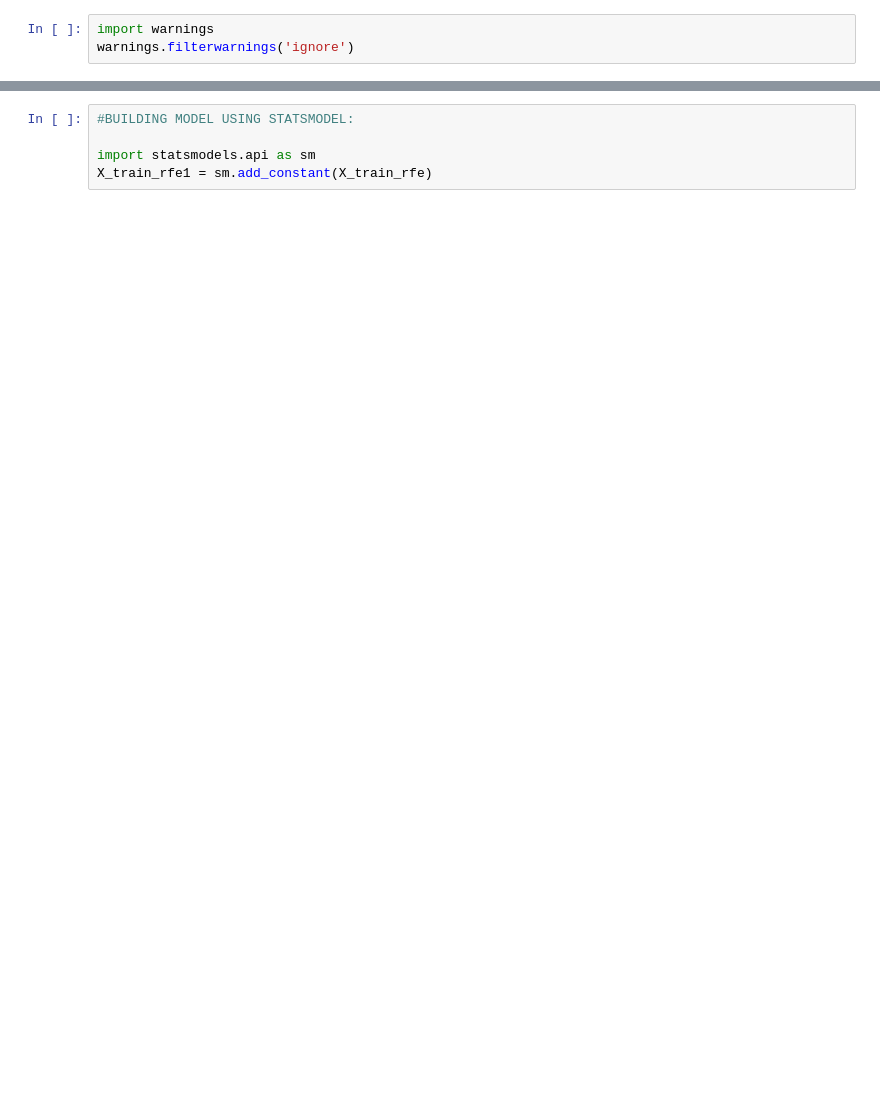
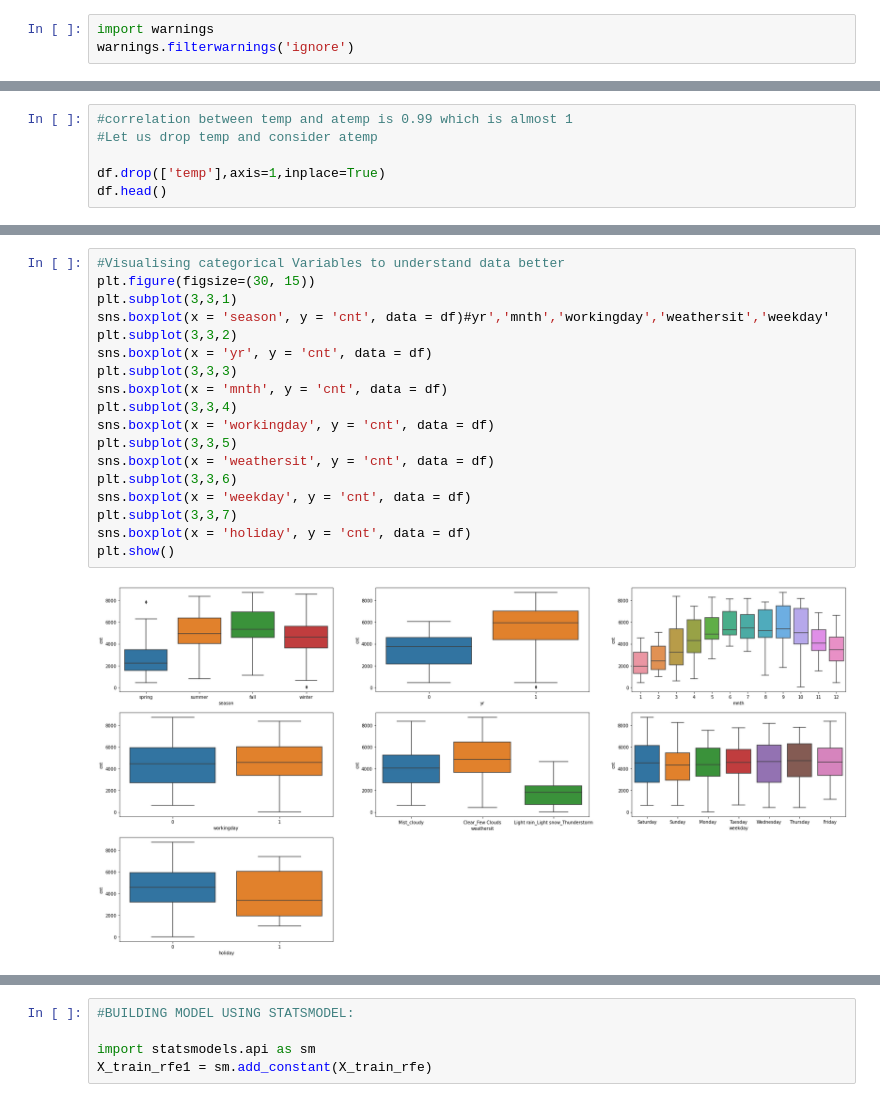
Before and after one commit to Karthikbhoopalan/LinearRegressionAssignment, a Jupyter notebook: Karthik_bhoopalan.ipynb, the cells around one changed output, grey strips where cells are left out. Drawn from its saved outputs; the diff is of its cells as text; blank space fills up the shorter version.

```diff
--- a/Karthik_bhoopalan.ipynb
+++ b/Karthik_bhoopalan.ipynb
@@ -345,0 +178,6 @@ df_train[num_vars] = scaler.fit_transform(df_train[num_vars])
+# %%
+#correlation between temp and atemp is 0.99 which is almost 1
+#Let us drop temp and consider atemp
+
+df.drop(['temp'],axis=1,inplace=True)
+df.head()
@@ -345,0 +191,20 @@ df_train[num_vars] = scaler.fit_transform(df_train[num_vars])
+# %%
+#Visualising categorical Variables to understand data better
+plt.figure(figsize=(30, 15))
+plt.subplot(3,3,1)
+sns.boxplot(x = 'season', y = 'cnt', data = df)#yr','mnth','workingday','weathersit','weekday'
+plt.subplot(3,3,2)
+sns.boxplot(x = 'yr', y = 'cnt', data = df)
+plt.subplot(3,3,3)
+sns.boxplot(x = 'mnth', y = 'cnt', data = df)
+plt.subplot(3,3,4)
+sns.boxplot(x = 'workingday', y = 'cnt', data = df)
+plt.subplot(3,3,5)
+sns.boxplot(x = 'weathersit', y = 'cnt', data = df)
+plt.subplot(3,3,6)
+sns.boxplot(x = 'weekday', y = 'cnt', data = df)
+plt.subplot(3,3,7)
+sns.boxplot(x = 'holiday', y = 'cnt', data = df)
+plt.show()
+# %% [output]
+[figure, added]
```
Also changed, not shown: parts of 218 cells of this notebook.
